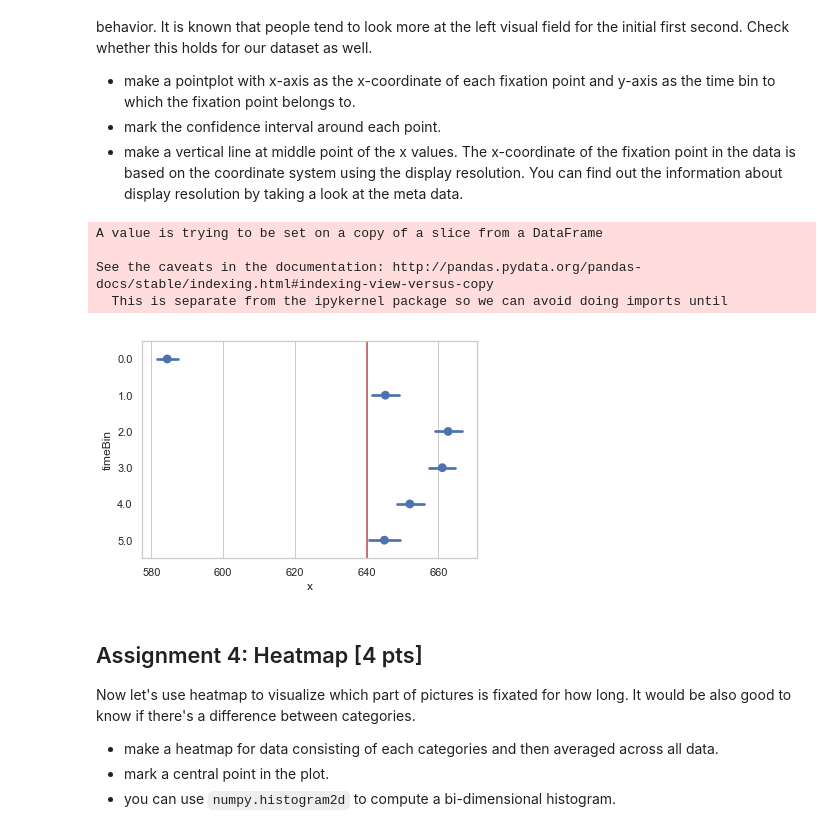
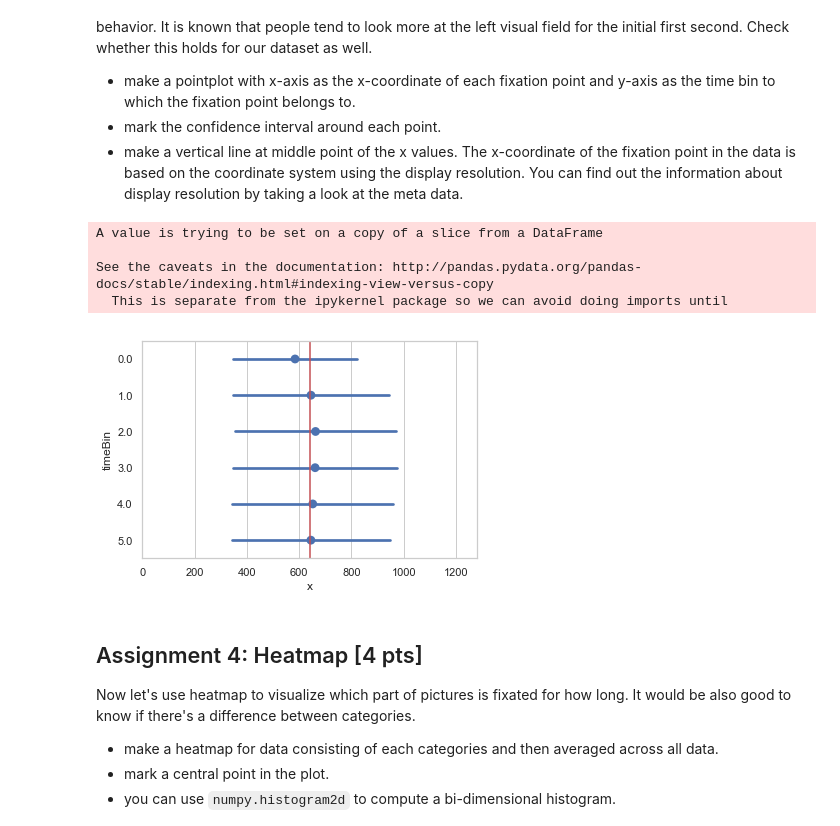
Before and after one commit to NBP-ACC/week-7-acc_8, a Jupyter notebook: Sheet05.ipynb, the cells around one changed output. Drawn from its saved outputs; the diff is of its cells as text; code cells hidden in the pictures.

```diff
--- a/Sheet05.ipynb
+++ b/Sheet05.ipynb
@@ -308,20 +308,24 @@ If you took Action & Cognition I, you have probably heard about the leftward bia
 - mark the confidence interval around each point.
 - make a vertical line at middle point of the x values. The x-coordinate of the fixation point in the data is based on the coordinate system using the display resolution. You can find out the information about display resolution by taking a look at the meta data.
 # %%
+# create new categorical variable defining which bin each fixation point belongs to
 clean_df["timeBin"] = clean_df["start"] - 500
 clean_df["timeBin"] = clean_df.timeBin.round(decimals=-3)/1000
 clean_df["timeBin"][clean_df["timeBin"] == -0.0] = 0.0
 clean_df["timeBin"] = clean_df["timeBin"].astype('category')
-sns.pointplot(x="x", y="timeBin", data=clean_df, ci=95, join=False)
+# point plot
+sns.pointplot(x="x", y="timeBin", data=clean_df, ci="sd", join=False)
 # a vertical line (1280/2) from the meta data
 plt.axvline(640, color='r')
+# set x axis
+plt.xlim((0,1280))
 plt.show()
 # %% [output]
 A value is trying to be set on a copy of a slice from a DataFrame
 
 See the caveats in the documentation: http://pandas.pydata.org/pandas-docs/stable/indexing.html#indexing-view-versus-copy
   This is separate from the ipykernel package so we can avoid doing imports until
-[figure, old version]
+[figure, new version]
 # %% [markdown]
 ## Assignment 4: Heatmap [4 pts]
 Now let's use heatmap to visualize which part of pictures is fixated for how long. It would be also good to know if there's a difference between categories.
```
Also changed, not shown: parts of 1 cell of this notebook.
